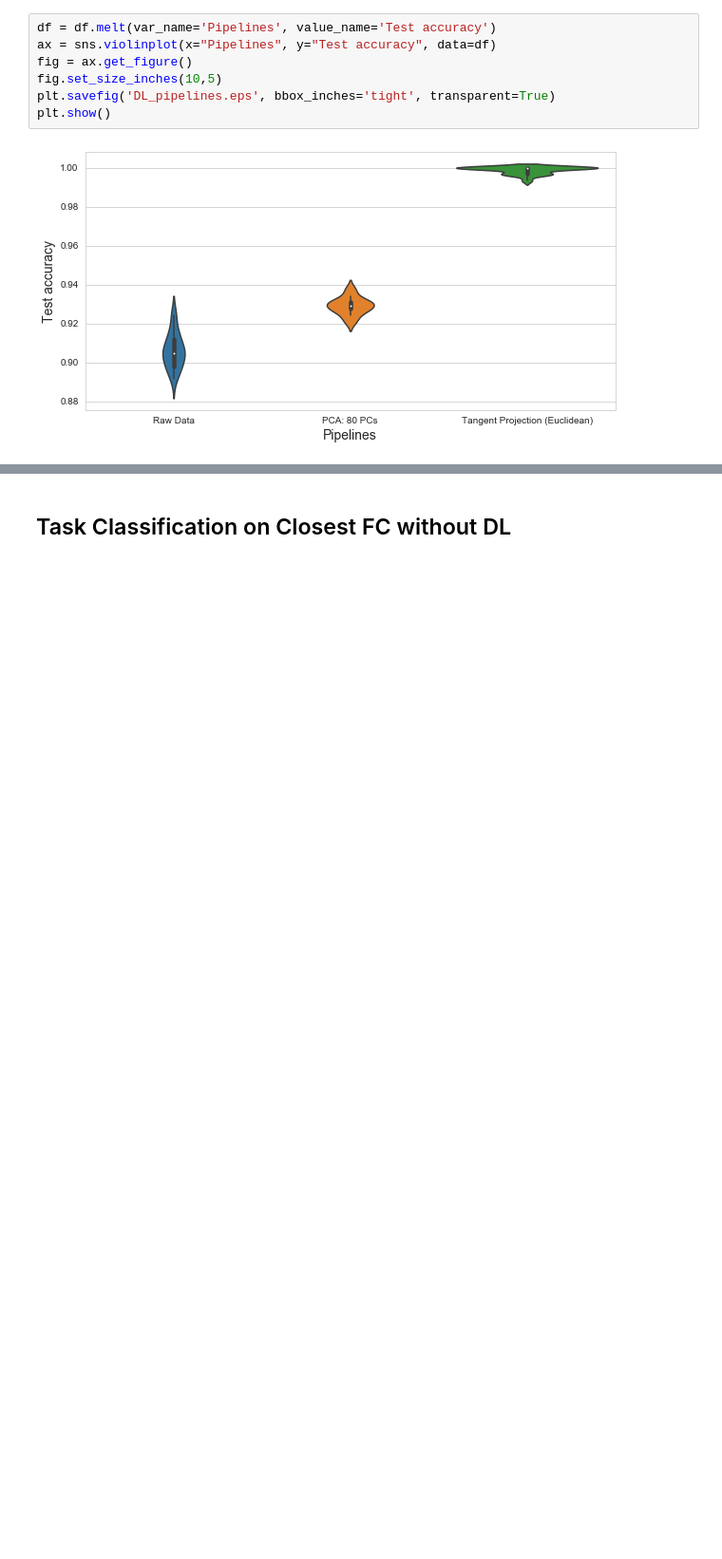
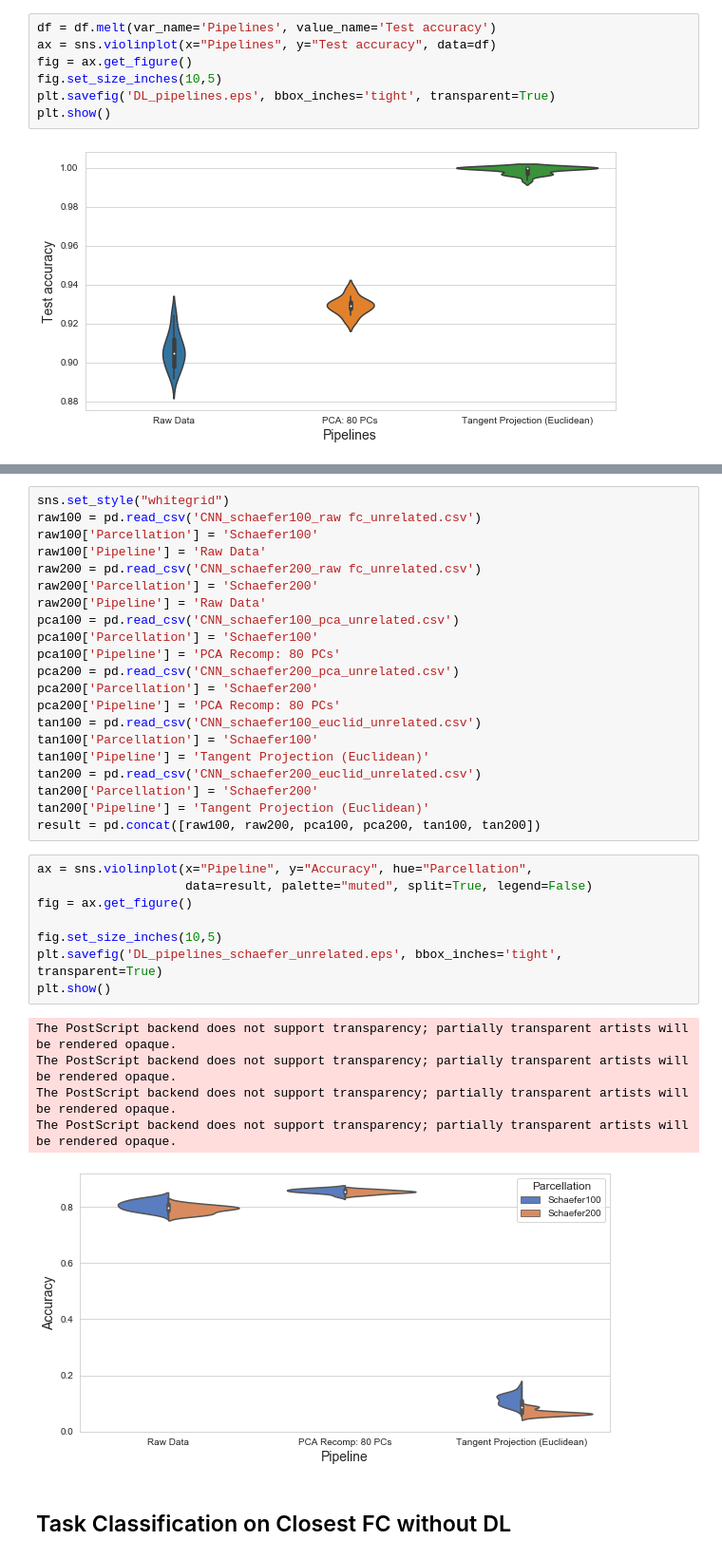
Before and after one commit to mwang29/fmri_learning, a Jupyter notebook: results/Presentation Plots.ipynb, the cells around one changed output, grey strips where cells are left out. Shown at 95% size. Cells and saved outputs as stored; diff of their text form; blank space fills up the shorter version.

```diff
--- a/results/Presentation Plots.ipynb
+++ b/results/Presentation Plots.ipynb
@@ -178,3 +178,38 @@ ValueError: There must be exactly two hue levels to use `split`.'
+# %%
+sns.set_style("whitegrid")
+raw100 = pd.read_csv('CNN_schaefer100_raw fc_unrelated.csv')
+raw100['Parcellation'] = 'Schaefer100'
+raw100['Pipeline'] = 'Raw Data'
+raw200 = pd.read_csv('CNN_schaefer200_raw fc_unrelated.csv')
+raw200['Parcellation'] = 'Schaefer200'
+raw200['Pipeline'] = 'Raw Data'
+pca100 = pd.read_csv('CNN_schaefer100_pca_unrelated.csv')
+pca100['Parcellation'] = 'Schaefer100'
+pca100['Pipeline'] = 'PCA Recomp: 80 PCs'
+pca200 = pd.read_csv('CNN_schaefer200_pca_unrelated.csv')
+pca200['Parcellation'] = 'Schaefer200'
+pca200['Pipeline'] = 'PCA Recomp: 80 PCs'
+tan100 = pd.read_csv('CNN_schaefer100_euclid_unrelated.csv')
+tan100['Parcellation'] = 'Schaefer100'
+tan100['Pipeline'] = 'Tangent Projection (Euclidean)'
+tan200 = pd.read_csv('CNN_schaefer200_euclid_unrelated.csv')
+tan200['Parcellation'] = 'Schaefer200'
+tan200['Pipeline'] = 'Tangent Projection (Euclidean)'
+result = pd.concat([raw100, raw200, pca100, pca200, tan100, tan200])
+# %%
+ax = sns.violinplot(x="Pipeline", y="Accuracy", hue="Parcellation",
+                    data=result, palette="muted", split=True, legend=False)
+fig = ax.get_figure()
+
+fig.set_size_inches(10,5)
+plt.savefig('DL_pipelines_schaefer_unrelated.eps', bbox_inches='tight', transparent=True)
+plt.show()
+# %% [output]
+The PostScript backend does not support transparency; partially transparent artists will be rendered opaque.
+The PostScript backend does not support transparency; partially transparent artists will be rendered opaque.
+The PostScript backend does not support transparency; partially transparent artists will be rendered opaque.
+The PostScript backend does not support transparency; partially transparent artists will be rendered opaque.
+[figure, added]
 # %% [markdown]
 ## Task Classification on Closest FC without DL
 # %%
```
Also changed, not shown: parts of 8 cells of this notebook, 17 other files.
